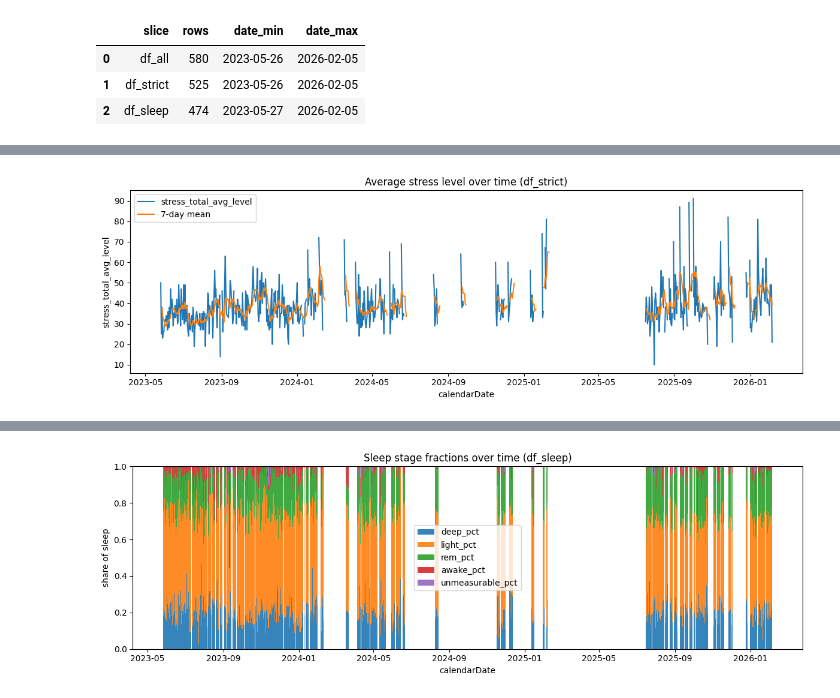
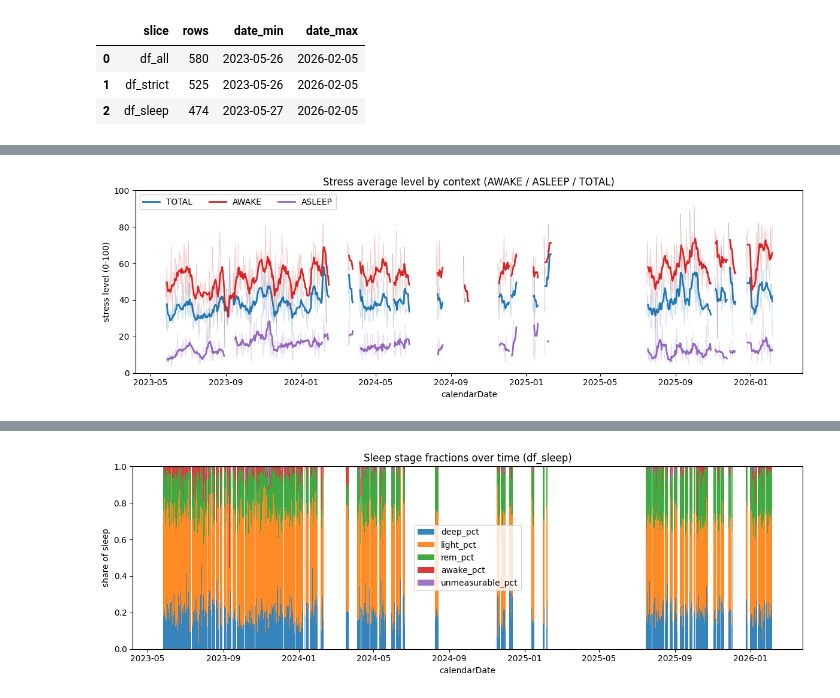
Before and after one commit to AlexBatrakov/wearable-analytics, a Jupyter notebook: notebooks/02_eda_timeseries.ipynb, the cells around one changed output, grey strips where cells are left out. Drawn from its saved outputs; the diff is of its cells as text; code cells hidden in the pictures.

```diff
--- a/notebooks/02_eda_timeseries.ipynb
+++ b/notebooks/02_eda_timeseries.ipynb
@@ -15,9 +23,11 @@ from garmin_analytics.eda import prepare as eda_prepare
 from garmin_analytics.eda.plots_common import maybe_savefig as eda_maybe_savefig, repo_root as eda_repo_root
 from garmin_analytics.eda.sleep_plots import (
     plot_sleep_duration,
+    plot_sleep_duration_scored,
     plot_sleep_intervals,
     plot_sleep_respiration,
     plot_sleep_scores,
+    plot_sleep_spo2,
     plot_sleep_stage_fractions,
     plot_sleep_stage_hours,
     plot_sleep_stress,
@@ -25,10 +35,16 @@ from garmin_analytics.eda.sleep_plots import (
 
 repo_root = eda_repo_root(Path.cwd())
 
-SAVE_FIGS: bool = True
+SAVE_FIGS: bool = False
 FIG_DIR = repo_root / 'reports/figures/timeseries'
 DPI = 150
 FIG_FMT = "png"
+
+RAW_ALPHA_DEFAULT = 0.30
+RAW_ALPHA_DENSE = 0.25
+RAW_LW = 0.8
+ROLL_LW = 2.0
+ROLL_ALPHA = 0.95
 
 add_derived_features = eda_prepare.add_derived_features
 build_eda_frames = eda_prepare.build_eda_frames
@@ -202,11 +235,11 @@ else:
             ax.scatter(
                 corrupted['calendarDate'],
                 y_corrupted.values,
-                s=60,
-                marker='o',
-                edgecolors='k',
-                linewidths=0.5,
-                zorder=5,
+                s=28,
+                marker='x',
+                color='#d62728',
+                linewidths=1.0,
+                zorder=6,
                 label='corrupted_stress_only_day',
             )
 
@@ -258,16 +424,45 @@ else:
 # %%
-stress_avg_col = _find_col(df_strict, 'stress_total_avg_level', 'allDayStress_TOTAL_averageStressLevel')
-if stress_avg_col is None:
-    print('Skip: missing stress average level column')
+series_specs = [
+    ('allDayStress_TOTAL_averageStressLevel', 'TOTAL', '#1f77b4', df_strict),
+    ('allDayStress_AWAKE_averageStressLevel', 'AWAKE', '#d62728', df_strict),
+    ('allDayStress_ASLEEP_averageStressLevel', 'ASLEEP', '#9467bd', df_sleep),
+]
+
+available = [(c, label, color, frame) for (c, label, color, frame) in series_specs if c in frame.columns]
+if not available:
+    print('Skip: missing stress average level columns (TOTAL/AWAKE/ASLEEP)')
 else:
-    _plot_line_with_roll(
-        df_strict,
-        stress_avg_col,
-        'Average stress level over time (df_strict)',
-        stress_avg_col,
-        rolling_window=7,
-        save_name='stress_avg_level_strict',
-    )
+    fig, ax = plt.subplots(figsize=(12, 4))
+    plotted = False
+    for col, label, color, frame in available:
+        tmp = frame[['calendarDate', col]].copy()
+        tmp['calendarDate'] = pd.to_datetime(tmp['calendarDate'], errors='coerce').dt.normalize()
+        tmp[col] = pd.to_numeric(tmp[col], errors='coerce')
+        if label == 'ASLEEP':
+            tmp.loc[tmp[col] < 0, col] = np.nan  # Garmin sentinel values (e.g. -2)
+        tmp = tmp.dropna(subset=['calendarDate']).sort_values('calendarDate')
+        if tmp.empty:
+            continue
+        idx = pd.date_range(tmp['calendarDate'].min(), tmp['calendarDate'].max(), freq='D')
+        s = tmp.set_index('calendarDate')[col].astype(float).reindex(idx)
+        if s.empty:
+            continue
+        plotted = True
+        ax.plot(idx, s.values, color=color, lw=RAW_LW, alpha=RAW_ALPHA_DENSE)
+        ax.plot(idx, s.rolling(7, min_periods=3).mean().values, color=color, lw=ROLL_LW, label=label)
+
+    if not plotted:
+        print('Skip: no plottable stress average level series')
+        plt.close(fig)
+    else:
+        ax.set_ylim(0, 100)
+        ax.set_title('Stress average level by context (AWAKE / ASLEEP / TOTAL)')
+        ax.set_xlabel('calendarDate')
+        ax.set_ylabel('stress level (0-100)')
+        ax.legend(loc='upper left', ncol=3)
+        fig.tight_layout()
+        maybe_save(fig, 'stress_avg_context_compare')
+        plt.show()
 # %% [output]
-[figure, old version]
+[figure, new version]
 # %%
```
Also changed, not shown: parts of 30 cells of this notebook, 2 other files.
